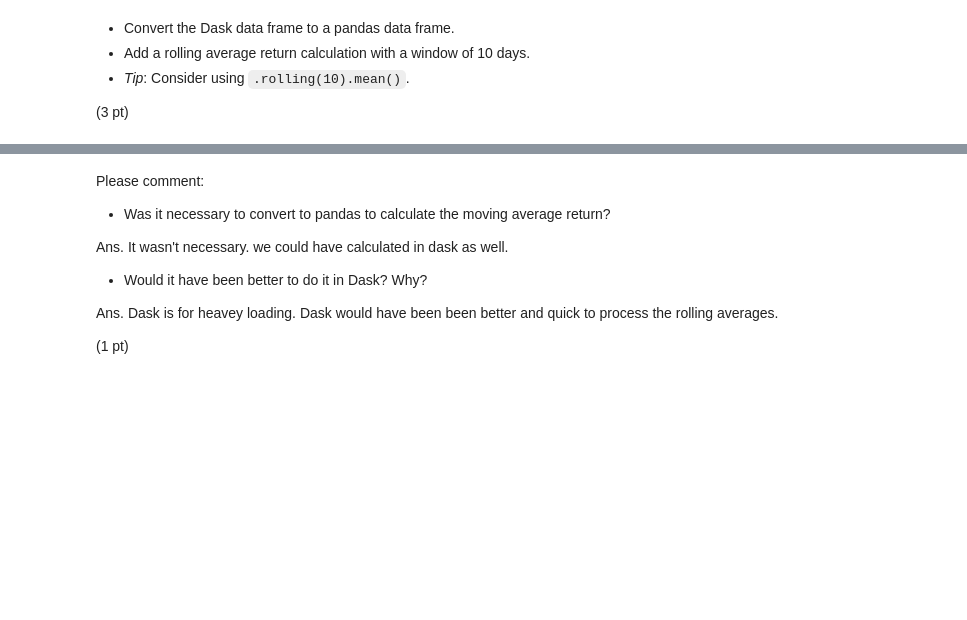
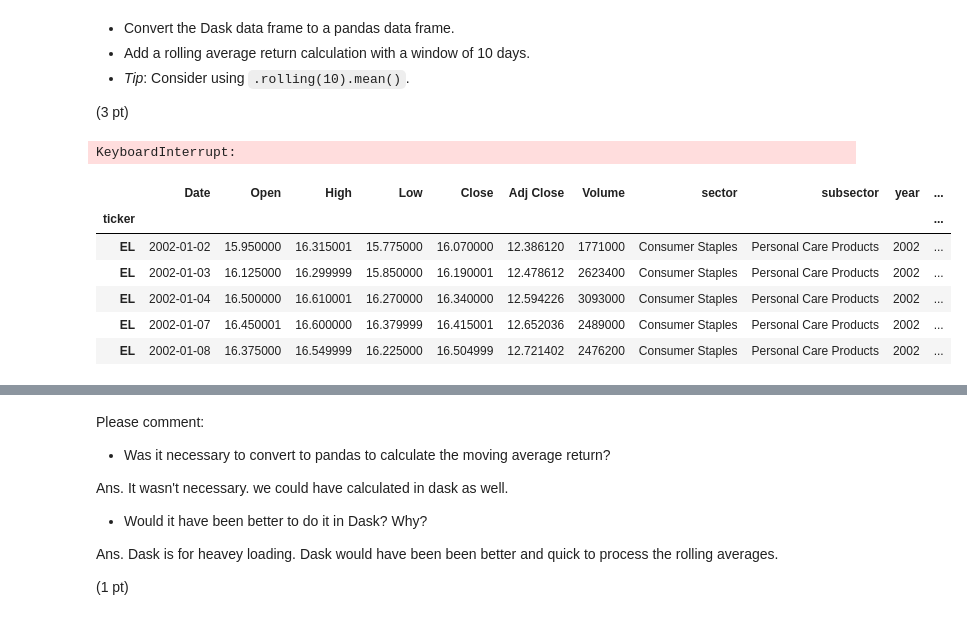
Before and after one commit to tarunvashisht/scaling_to_production, a Jupyter notebook: 02_activities/assignments/assignment_1.ipynb, the cells around one changed output, grey strips where cells are left out. Cells and saved outputs as stored; diff of their text form; code cells hidden in the pictures; blank space fills up the shorter version.

```diff
--- a/02_activities/assignments/assignment_1.ipynb
+++ b/02_activities/assignments/assignment_1.ipynb
@@ -95,3 +95,16 @@ dd_feat = (dd_px.groupby('ticker', group_keys=False).apply(
 (3 pt)
 # %%
 df = dd_feat.compute()
+df.head()
+# %% [output]
+KeyboardInterrupt:
+# %%
+df.head()
+# %% [output]
+|  | Date | Open | High | Low | Close | Adj Close | Volume | sector | subsector | year | ... |
+| ticker |  |  |  |  |  |  |  |  |  |  | ... |
+| EL | 2002-01-02 | 15.950000 | 16.315001 | 15.775000 | 16.070000 | 12.386120 | 1771000 | Consumer Staples | Personal Care Products | 2002 | ... |
+| EL | 2002-01-03 | 16.125000 | 16.299999 | 15.850000 | 16.190001 | 12.478612 | 2623400 | Consumer Staples | Personal Care Products | 2002 | ... |
+| EL | 2002-01-04 | 16.500000 | 16.610001 | 16.270000 | 16.340000 | 12.594226 | 3093000 | Consumer Staples | Personal Care Products | 2002 | ... |
+| EL | 2002-01-07 | 16.450001 | 16.600000 | 16.379999 | 16.415001 | 12.652036 | 2489000 | Consumer Staples | Personal Care Products | 2002 | ... |
+| EL | 2002-01-08 | 16.375000 | 16.549999 | 16.225000 | 16.504999 | 12.721402 | 2476200 | Consumer Staples | Personal Care Products | 2002 | ... |
```
Also changed, not shown: parts of 3 cells of this notebook.
